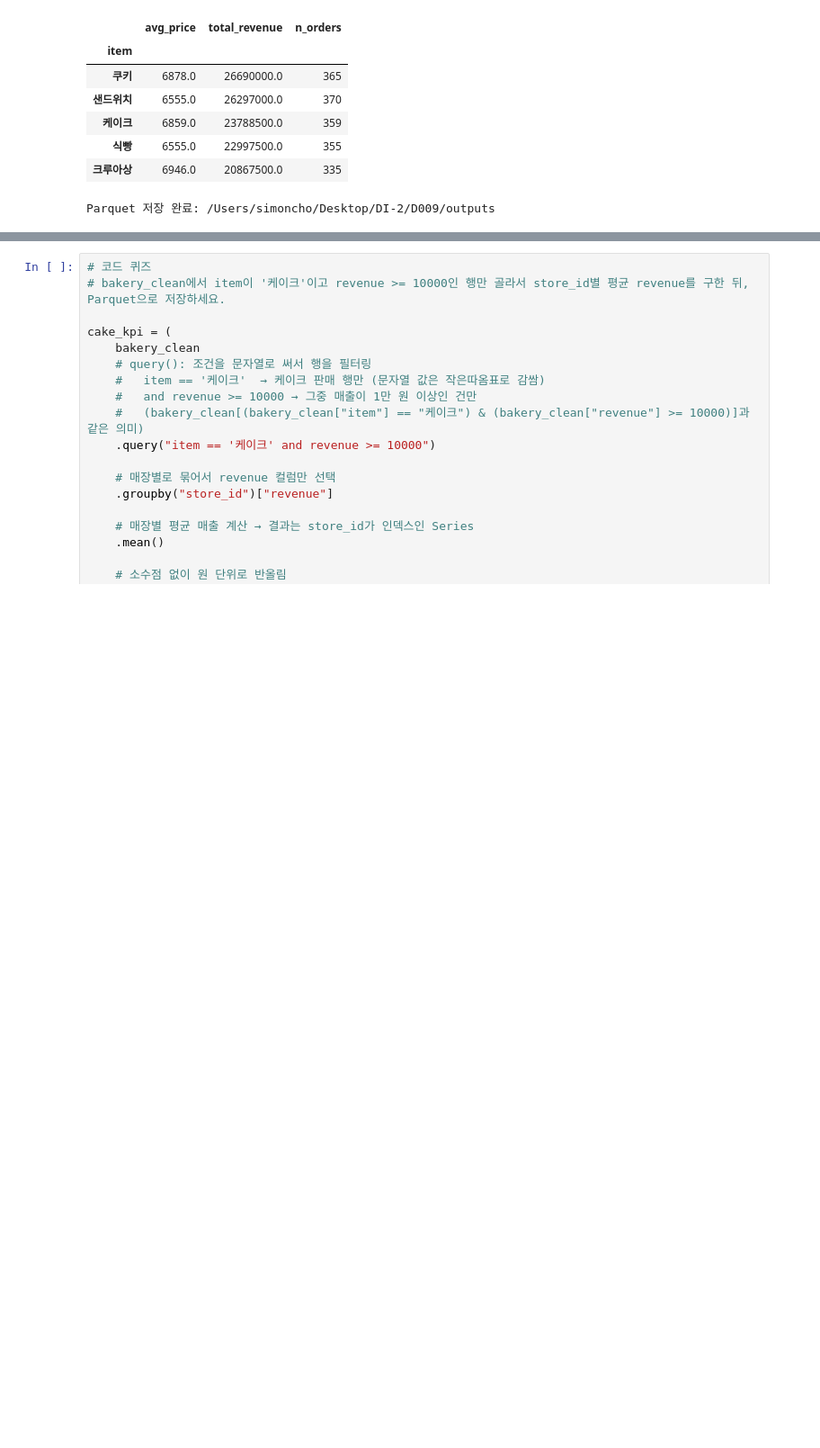
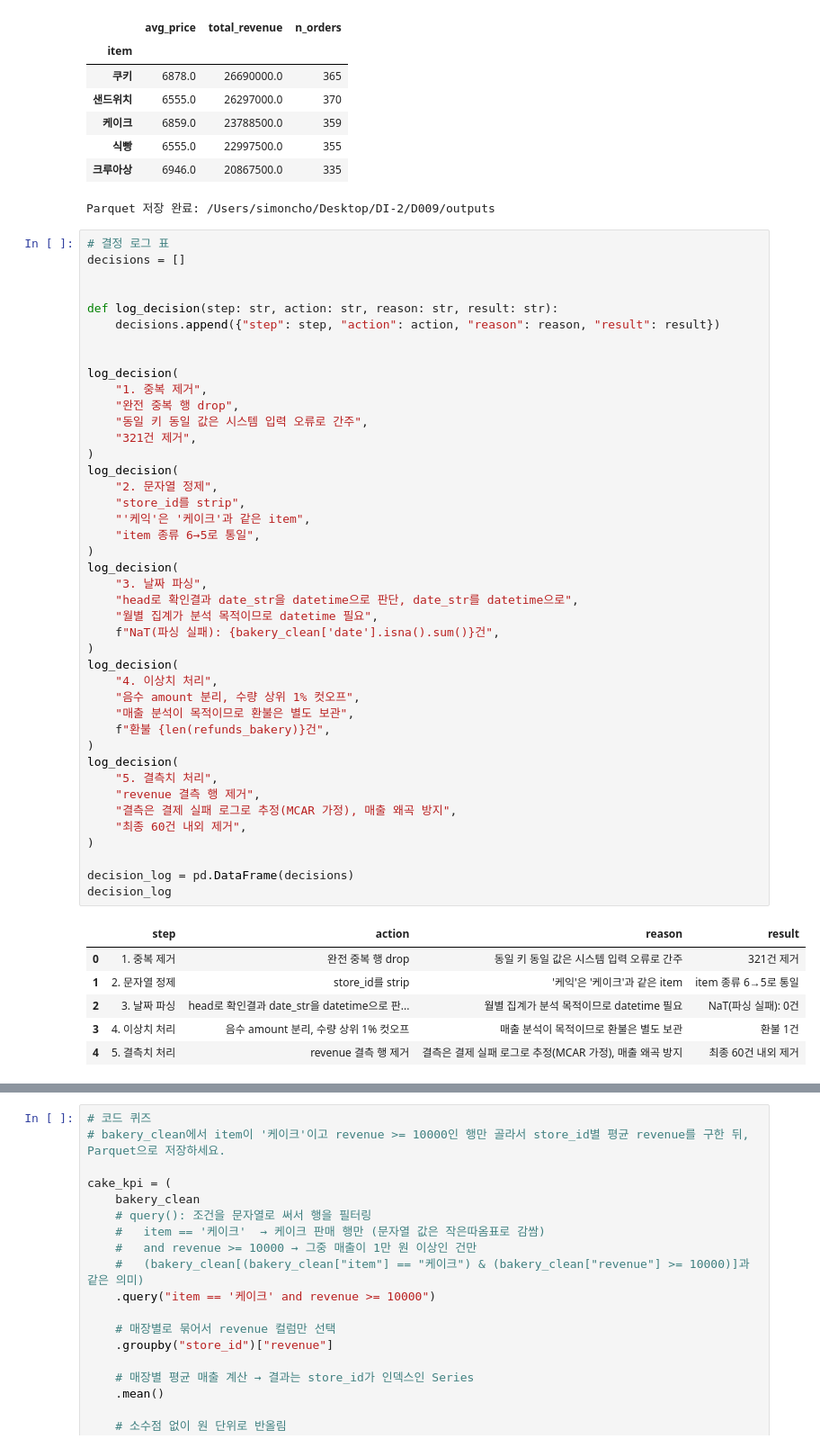
Before and after one commit to beseto2001/DI-2, a Jupyter notebook: D009/D009_capstone.ipynb, the cells around one changed output, grey strips where cells are left out. Shown at 90% size. Drawn from its saved outputs; the diff is of its cells as text; blank space fills up the shorter version.

```diff
--- a/D009/D009_capstone.ipynb
+++ b/D009/D009_capstone.ipynb
@@ -362,3 +362,52 @@ print(f"\nParquet 저장 완료: {OUT_DIR.resolve()}")
 | 식빵 | 6555.0 | 22997500.0 | 355 |
 | 크루아상 | 6946.0 | 20867500.0 | 335 |
 Parquet 저장 완료: /Users/simoncho/Desktop/DI-2/D009/outputs
+# %%
+# 결정 로그 표
+decisions = []
+
+
+def log_decision(step: str, action: str, reason: str, result: str):
+    decisions.append({"step": step, "action": action, "reason": reason, "result": result})
+
+
+log_decision(
+    "1. 중복 제거",
+    "완전 중복 행 drop",
+    "동일 키 동일 값은 시스템 입력 오류로 간주",
+    "321건 제거",
+)
+log_decision(
+    "2. 문자열 정제",
+    "store_id를 strip",
+    "'케익'은 '케이크'과 같은 item",
+    "item 종류 6→5로 통일",
+)
+log_decision(
+    "3. 날짜 파싱",
+    "head로 확인결과 date_str을 datetime으로 판단, date_str를 datetime으로",
+    "월별 집계가 분석 목적이므로 datetime 필요",
+    f"NaT(파싱 실패): {bakery_clean['date'].isna().sum()}건",
+)
+log_decision(
+    "4. 이상치 처리",
+    "음수 amount 분리, 수량 상위 1% 컷오프",
+    "매출 분석이 목적이므로 환불은 별도 보관",
+    f"환불 {len(refunds_bakery)}건",
+)
+log_decision(
+    "5. 결측치 처리",
+    "revenue 결측 행 제거",
+    "결측은 결제 실패 로그로 추정(MCAR 가정), 매출 왜곡 방지",
+    "최종 60건 내외 제거",
+)
+
+decision_log = pd.DataFrame(decisions)
+decision_log
+# %% [output]
+|  | step | action | reason | result |
+| 0 | 1. 중복 제거 | 완전 중복 행 drop | 동일 키 동일 값은 시스템 입력 오류로 간주 | 321건 제거 |
+| 1 | 2. 문자열 정제 | store_id를 strip | '케익'은 '케이크'과 같은 item | item 종류 6→5로 통일 |
+| 2 | 3. 날짜 파싱 | head로 확인결과 date_str을 datetime으로 판... | 월별 집계가 분석 목적이므로 datetime 필요 | NaT(파싱 실패): 0건 |
+| 3 | 4. 이상치 처리 | 음수 amount 분리, 수량 상위 1% 컷오프 | 매출 분석이 목적이므로 환불은 별도 보관 | 환불 1건 |
+| 4 | 5. 결측치 처리 | revenue 결측 행 제거 | 결측은 결제 실패 로그로 추정(MCAR 가정), 매출 왜곡 방지 | 최종 60건 내외 제거 |
```
Also changed, not shown: parts of 2 cells of this notebook.
